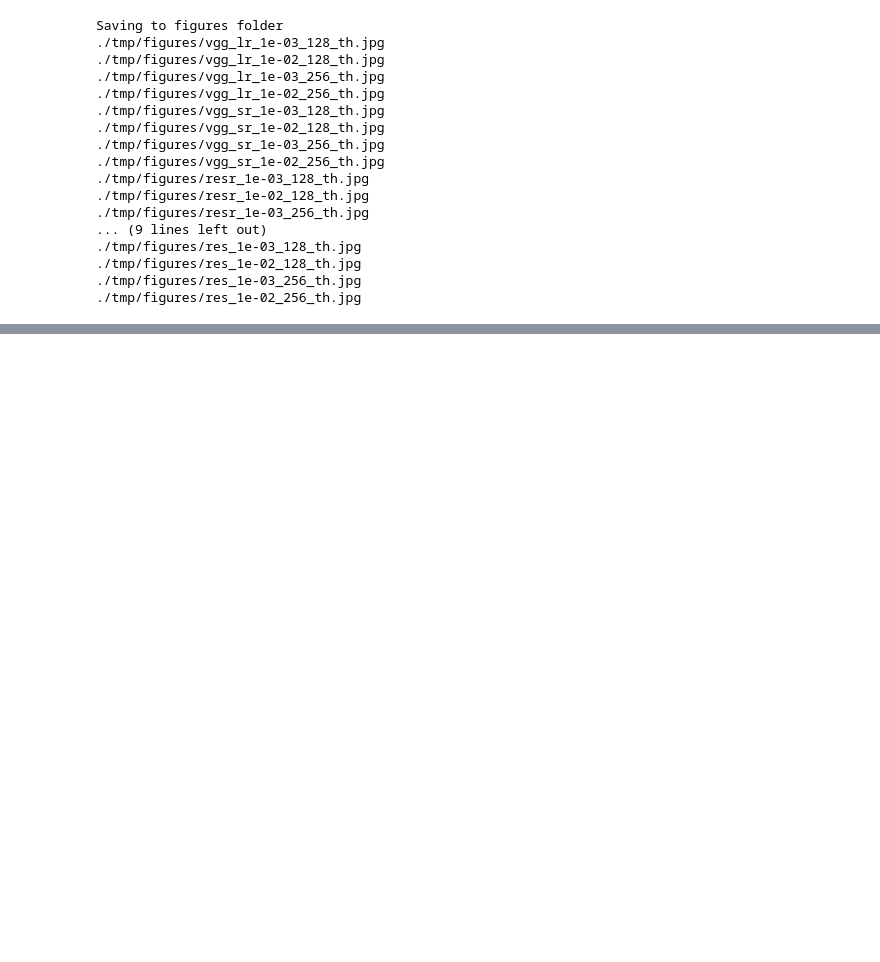
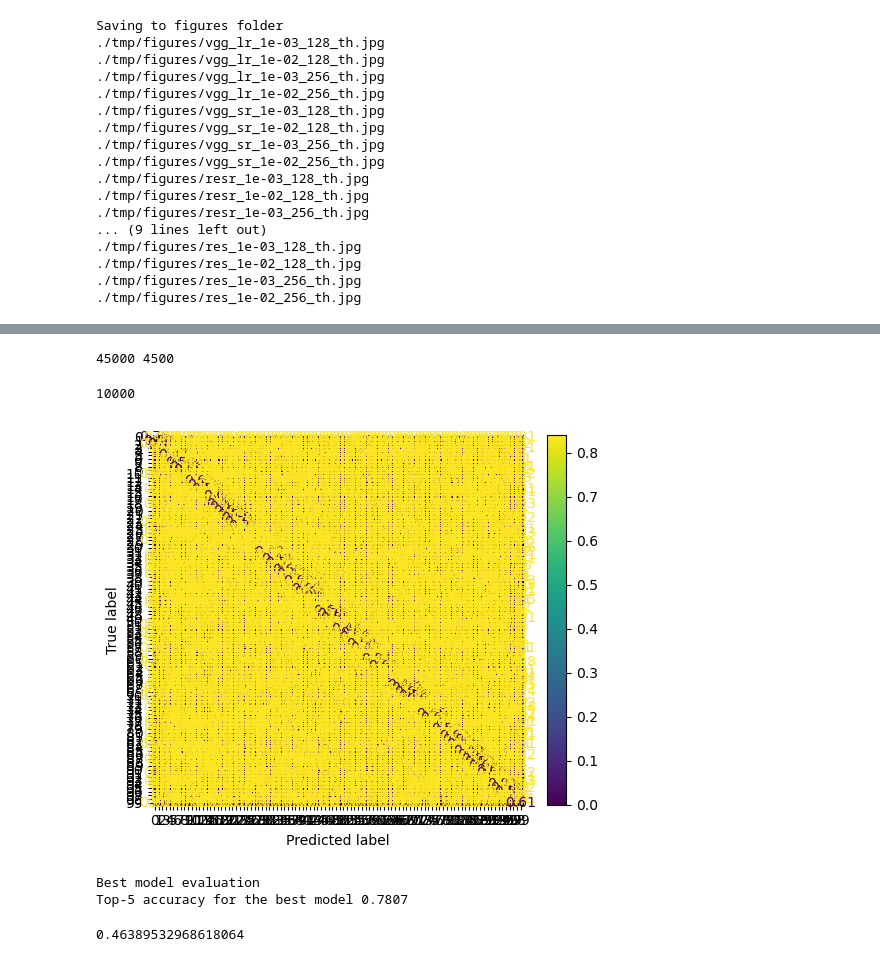
Before and after one commit to aashizpoudel/cse479, a Jupyter notebook: hw2/notebook.ipynb, the cells around one changed output, grey strips where cells are left out. Cells and saved outputs as stored; diff of their text form; code cells hidden in the pictures; blank space fills up the shorter version.

```diff
--- a/hw2/notebook.ipynb
+++ b/hw2/notebook.ipynb
@@ -169,0 +193,37 @@ Best result
+# %%
+import util
+train_set, val_set = util.get_train_val_set()
+print(len(train_set), len(val_set))
+
+test_set = util.get_test_set()
+len(test_set)
+# %% [output]
+45000 4500
+10000
+# %%
+
+
+test_set = util.get_test_set()
+test_ds = test_set.map(util.preprocess_data).batch(32)
+predictions = best_model.predict(test_ds).argmax(-1)
+truths = np.concatenate([tf.argmax(labels,axis=-1) for _,labels in test_ds],axis=0)
+
+#Confusion matrix
+ConfusionMatrixDisplay.from_predictions(
+   truths, predictions,normalize="true")
+# plt.savefig("./tmp/figures/confusion_matrix.jpg")
+plt.show()
+plt.close()
+
+
+print("Best model evaluation")
+acc,f1,_ = util.evaluate_on_test(best_model,top_k=5)
+print("Top-5 accuracy for the best model", acc)
+# %% [output]
+[figure, added]
+Best model evaluation
+Top-5 accuracy for the best model 0.7807
+# %%
+f1
+# %% [output]
+0.46389532968618064
```
Also changed, not shown: parts of 1 cell of this notebook, 28 other files.
